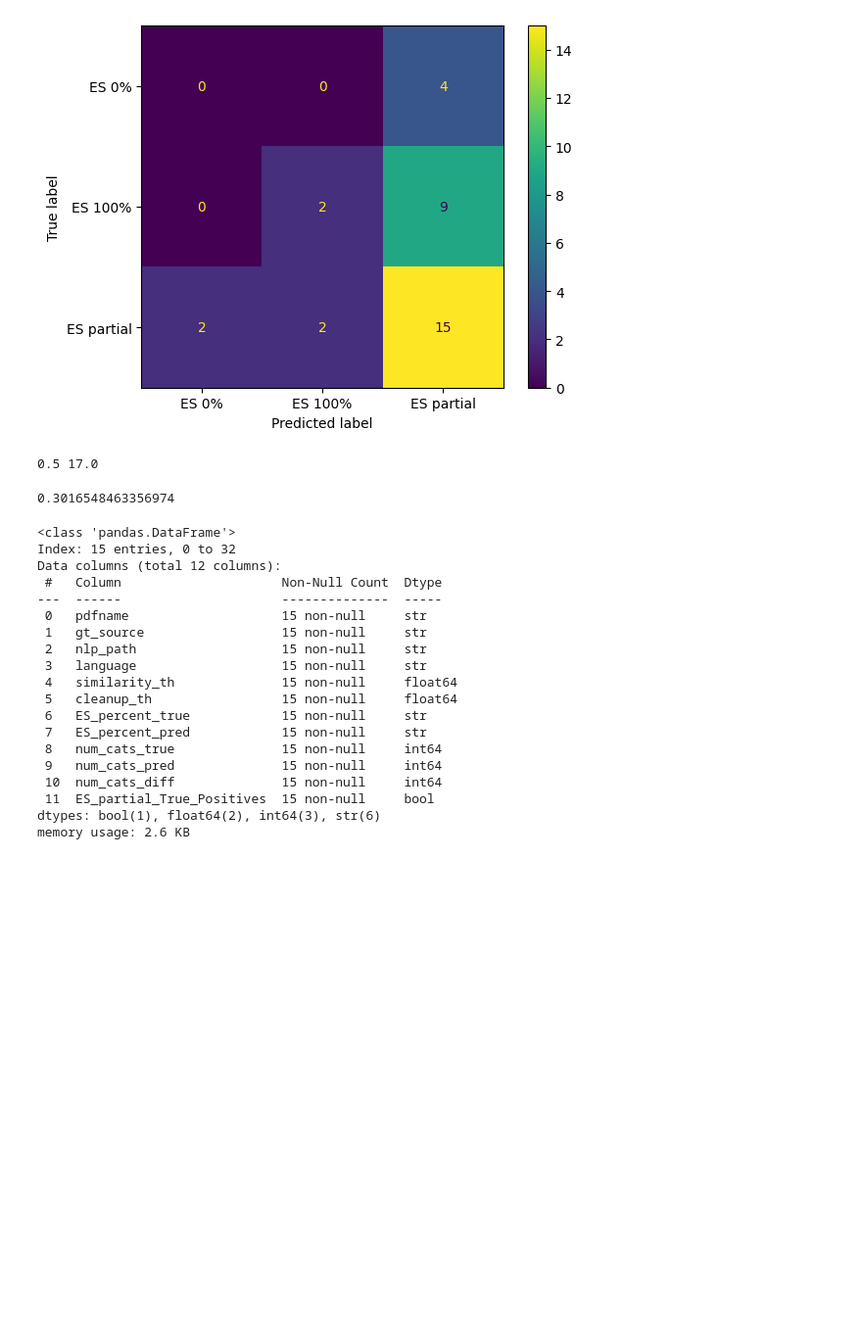
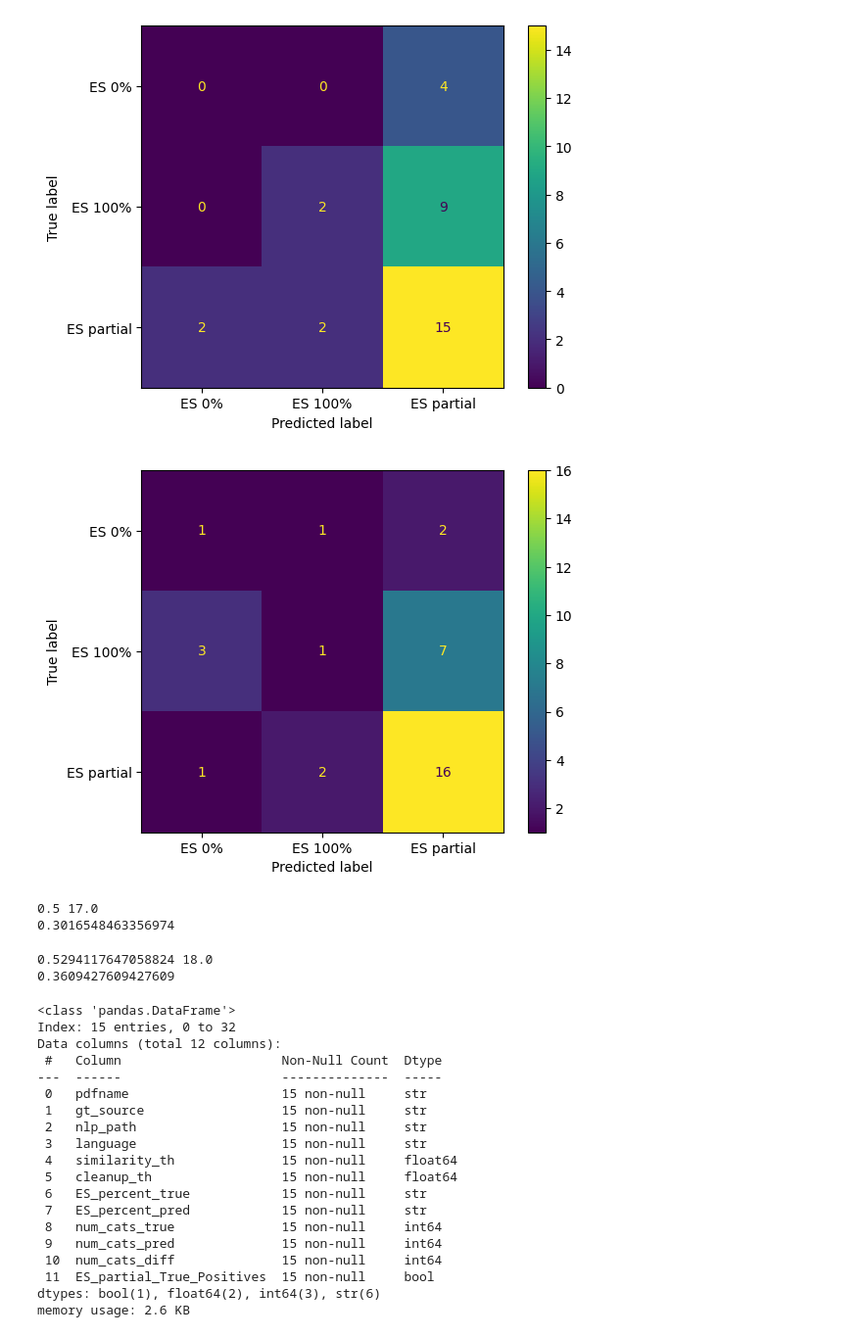
Before and after one commit to emw9805-notabot/ADSCert_project_Watson, a Jupyter notebook: Eval_metrics_V4.ipynb, the cells around one changed output. Shown at 98% size. Drawn from its saved outputs; the diff is of its cells as text; code cells hidden in the pictures; blank space fills up the shorter version.

Commit message:
run eval on v5

```diff
--- a/Eval_metrics_V4.ipynb
+++ b/Eval_metrics_V4.ipynb
@@ -104,3 +104,8 @@ Data columns (total 10 columns):
  9   number_of_cats        34 non-null     int64
 dtypes: bool(3), float64(2), int64(2), str(3)
 memory usage: 3.7 KB
+# %%
+# pipeline predictions - V5 sim TH = 0.80
+pred_train_rpts_v5 = pd.read_csv('/Users/elisabethwatson/Documents/GitHub/ADSCert_project_Watson/Output_DataFrames/pred_train_rpts_V5.csv')
+pred_train_df_v5 = pd.DataFrame(pred_train_rpts_v5)
+pred_train_df_v5.info()
@@ -154 +168,17 @@ conf_mtrx_df
+# %%
+# create a dataset containing results for confusion matrix - V5 sim TH = 0.80
+
+conf_mtrx_df_v5 = pd.DataFrame()
+
+conf_mtrx_df_v5['pdfname'] = pred_train_df_v5['pdfname']
+conf_mtrx_df_v5['gt_source'] = gt_train_df['gt_source']
+conf_mtrx_df_v5['nlp_path'] = pred_train_df_v5['nlp_path']
+conf_mtrx_df_v5['language'] = pred_train_df_v5['language']
+conf_mtrx_df_v5['similarity_th'] = pred_train_df_v5['similarity_threshold']
+conf_mtrx_df_v5['cleanup_th'] = pred_train_df_v5['cleanup_threshold']
+conf_mtrx_df_v5['ES_percent_true'] = gt_train_df['ES_percent_true']
+conf_mtrx_df_v5['ES_percent_pred'] = pred_train_df_v5['ES_percent_pred']
+conf_mtrx_df_v5['num_cats_true'] = gt_train_df['number_of_cats']
+conf_mtrx_df_v5['num_cats_pred'] = pred_train_df_v5['number_of_cats']
+conf_mtrx_df_v5['num_cats_diff'] = conf_mtrx_df_v5['num_cats_true'] - conf_mtrx_df_v5['num_cats_pred']
 # %%
@@ -182,3 +212,14 @@ Data columns (total 12 columns):
  11  ES_partial_True_Positives  34 non-null     bool
 dtypes: bool(1), float64(2), int64(3), str(6)
 memory usage: 5.5 KB
+# %%
+# create ES Partial TP col based on ES percent cols - V5 sim TH = 0.80
+ES_partial_True_Positives = []
+for r in conf_mtrx_df_v5.itertuples(index=False):
+    if r.ES_percent_true == 'ES partial' and r.ES_percent_pred == 'ES partial':
+        ES_partial_True_Positives.append(True)
+    else:
+        ES_partial_True_Positives.append(False)
+conf_mtrx_df_v5['ES_partial_True_Positives'] = ES_partial_True_Positives
+conf_mtrx_df_v5['ES_partial_True_Positives'].value_counts()
+conf_mtrx_df_v5.info()
@@ -198,3 +259,10 @@ array([[[28,  2],
 
        [[ 2, 13],
         [ 4, 15]]])
+# %%
+# bring in data from eval - V5 sim TH = 0.80
+
+y_true_v5 = conf_mtrx_df_v5['ES_percent_true']
+y_pred_v5 = conf_mtrx_df_v5['ES_percent_pred']
+labels_v5 = ['ES 0%', 'ES 100%', 'ES partial']
+multilabel_confusion_matrix(y_true_v5, y_pred_v5, labels=labels_v5)
@@ -204,14 +283,38 @@ disp = ConfusionMatrixDisplay.from_predictions(y_true, y_pred)
 plt.show()
 # %% [output]
 [figure]
+# %%
+# display confusion matrix - V5 sim TH = 0.80
+
+cm = multilabel_confusion_matrix(y_true_v5, y_pred_v5)
+disp = ConfusionMatrixDisplay.from_predictions(y_true_v5, y_pred_v5)
+plt.show()
+# %% [output]
+[figure, added]
 # %%
+# accuracy metrix - V4 sim TH = 0.65
+
 accuracy_score_frac = accuracy_score(y_true, y_pred)
 accuracy_score_num = accuracy_score(y_true, y_pred, normalize=False)
 
 print(accuracy_score_frac, accuracy_score_num)
 
-f1_score(y_true, y_pred, average='macro')
+f1 = f1_score(y_true, y_pred, average='macro')
+print(f1)
 # %% [output]
 0.5 17.0
+0.3016548463356974
-0.3016548463356974
+# %%
+# accuracy metrix - V5 sim TH = 0.80
+
+accuracy_score_frac_v5 = accuracy_score(y_true_v5, y_pred_v5)
+accuracy_score_num_v5 = accuracy_score(y_true_v5, y_pred_v5, normalize=False)
+
+print(accuracy_score_frac_v5, accuracy_score_num_v5)
+
+f1_v5 = f1_score(y_true_v5, y_pred_v5, average='macro')
+print(f1_v5)
+# %% [output]
+0.5294117647058824 18.0
+0.3609427609427609
 # %%
```
Also changed, not shown: parts of 16 cells of this notebook.
